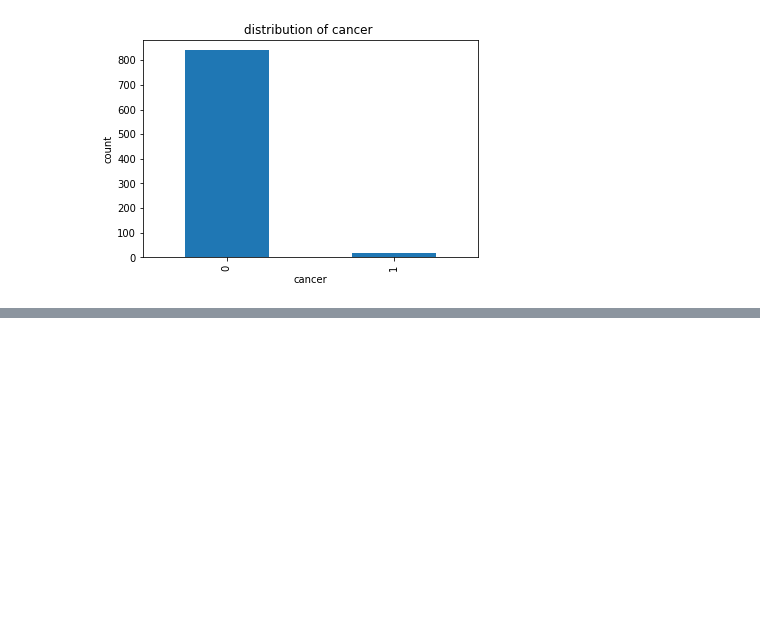
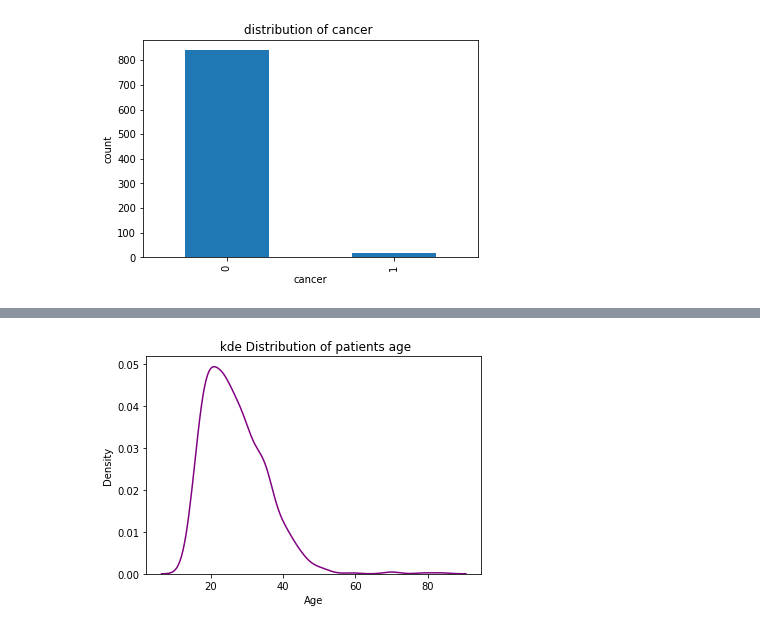
Before and after one commit to Dibieoluchi/cervical-cancer-risk-analysis, a Jupyter notebook: exploratory data analysis .ipynb, the cells around one changed output, grey strips where cells are left out. Saved outputs shown, nothing was run; the diff lists cells and outputs as text; code cells hidden in the pictures; blank space fills up the shorter version.

```diff
--- a/exploratory data analysis .ipynb
+++ b/exploratory data analysis .ipynb
@@ -186,0 +311,7 @@ plt.show()
+# %%
+sns.kdeplot(x='Age', data=cervical_cancer, color='purple')
+plt.title(' kde Distribution of patients age')
+plt.xlabel('Age')
+plt.show()
+# %% [output]
+[figure, added]
```
Also changed, not shown: parts of 15 cells of this notebook, 1 other file.
